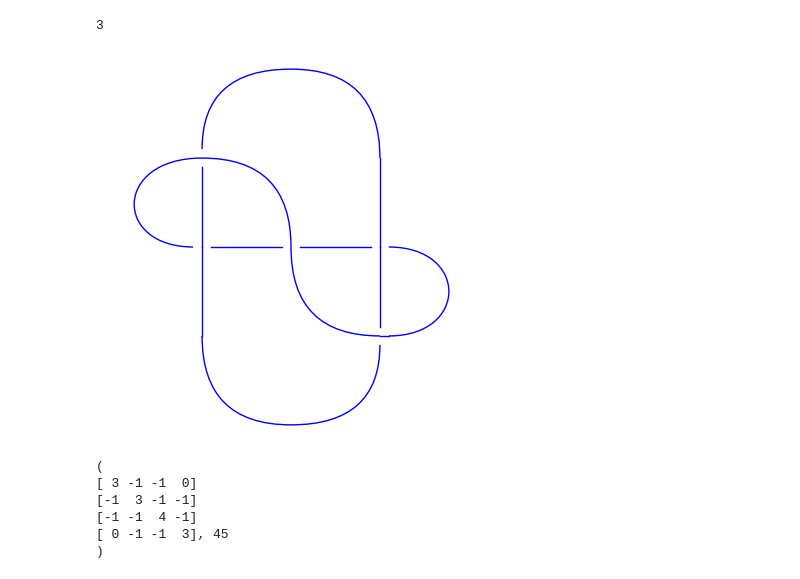
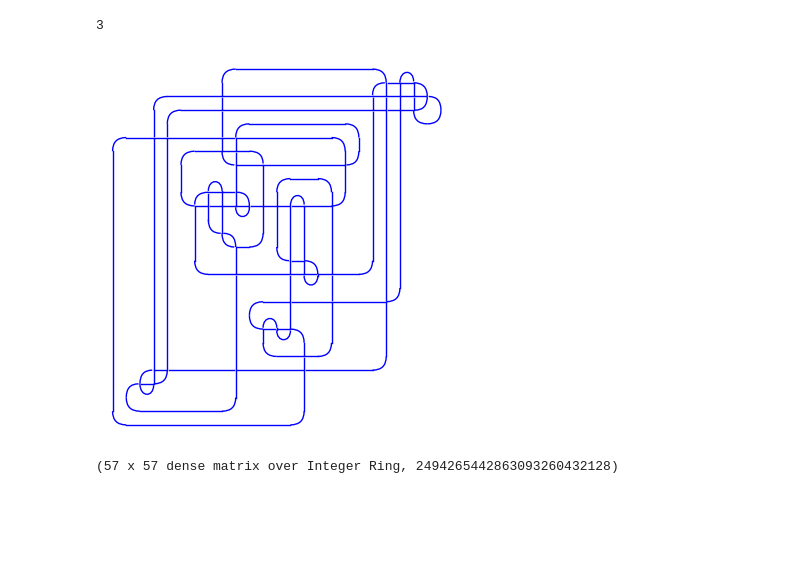
Before and after one commit to sadboyneedcodes/REU2024, a Jupyter notebook: sage_tests.ipynb, the cells around one changed output. Cells and saved outputs as stored; diff of their text form; code cells hidden in the pictures; blank space fills up the shorter version.

Commit message:
corrected laplacian code for random links

```diff
--- a/sage_tests.ipynb
+++ b/sage_tests.ipynb
@@ -197,22 +197,16 @@ def reduced_laplacian(L, i, j):
 # %%
 import snappy
 import networkx as nx
 
-L = snappy.random_link(10)
+L = snappy.random_link(100)
 K = L.sage_link()
-G_dir = graph_of_link(L)
 G = graph_of_link(L)
 plot = K.plot()
 plot.show()
 lap = nx.laplacian_matrix(G).toarray()
 lap
 laplacian = reduced_laplacian(lap, 0, 0)
 laplacian
 # %% [output]
-[figure, old version]
+[figure, new version]
-(
-[ 3 -1 -1  0]
-[-1  3 -1 -1]
-[-1 -1  4 -1]
-[ 0 -1 -1  3], 45
-)
+(57 x 57 dense matrix over Integer Ring, 2494265442863093260432128)
```
Also changed, not shown: parts of 2 cells of this notebook.
